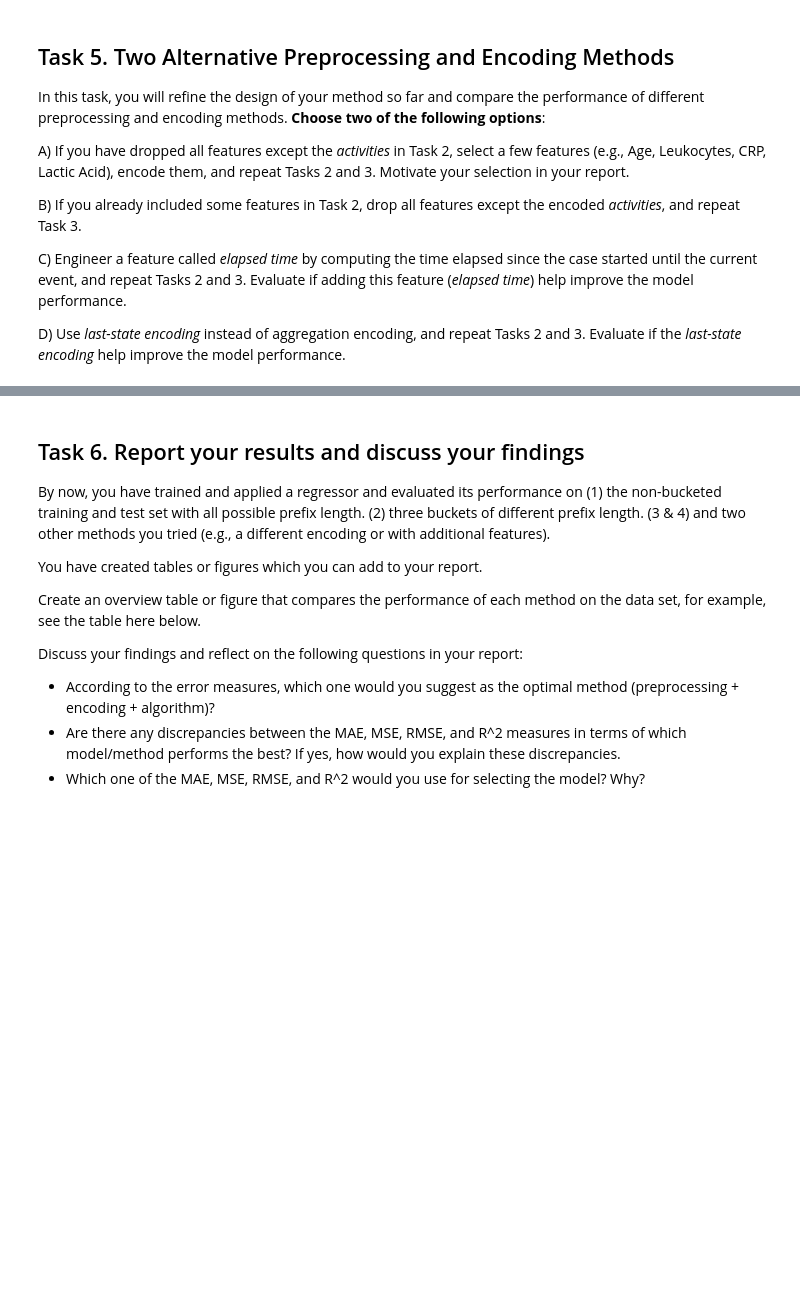
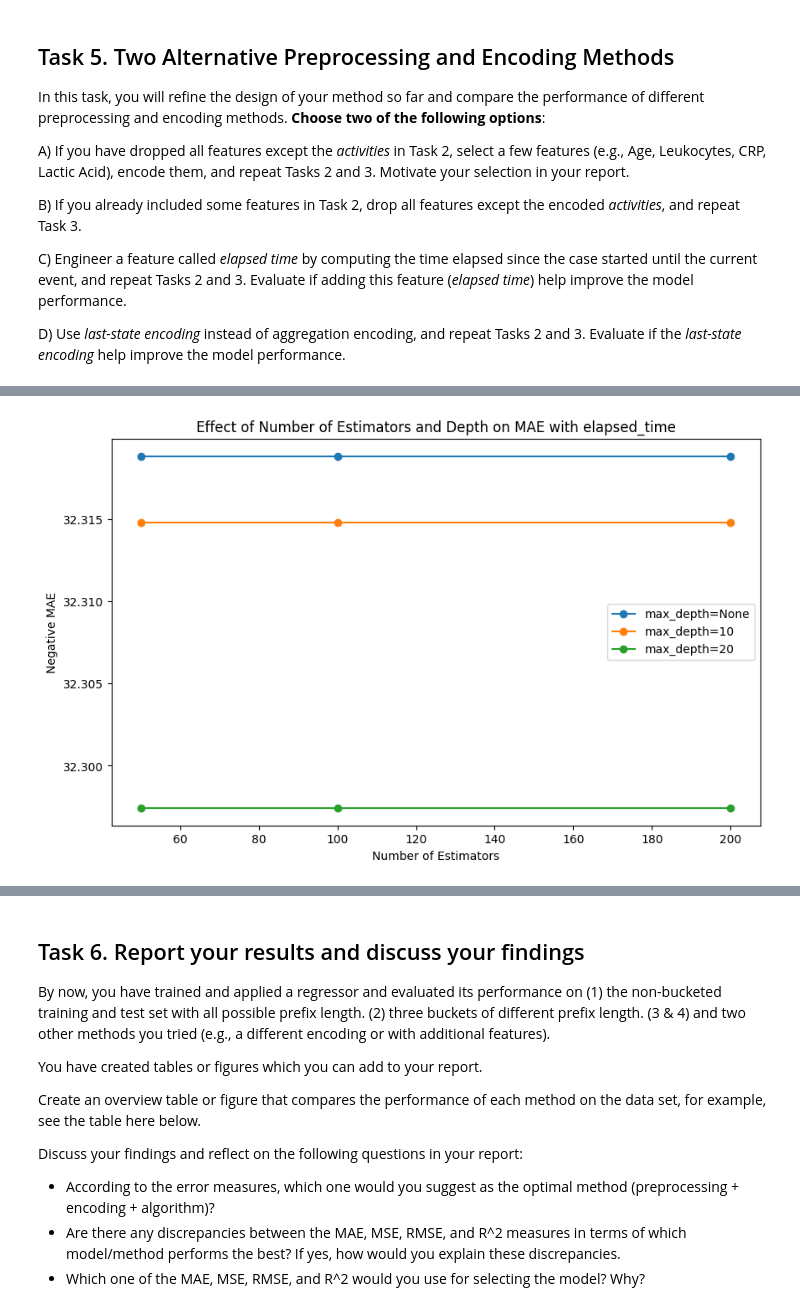
Before and after one commit to dmHarmsen/APML-Assignement-2, a Jupyter notebook: Assignment 2.ipynb, the cells around one changed output, grey strips where cells are left out. Cells and saved outputs as stored; diff of their text form; code cells hidden in the pictures; blank space fills up the shorter version.

```diff
--- a/Assignment 2.ipynb
+++ b/Assignment 2.ipynb
@@ -569,0 +643,78 @@ D) Use *last-state encoding* instead of aggregation encoding, and repeat Tasks 2
+# %%
+# TASK 5.D
+
+def last_state_encoding(df, column_Sepsis_CaseID, column_Sepsis_Activity, column_Sepsis_Timestamps, label_column):
+    # sort by CaseID and timestamp to ensure events are in the correct order
+    df_sorted = df.sort_values(by=[column_Sepsis_CaseID, column_Sepsis_Timestamps])
+
+    # for each case, get the last event (activity) from the sorted dataframe
+    last_state_df = df_sorted.groupby(column_Sepsis_CaseID).tail(1)
+
+    # retain the original Activity column
+    last_state_encoded = last_state_df[[column_Sepsis_CaseID, column_Sepsis_Activity, column_Sepsis_Timestamps, label_column]].copy()
+
+    # apply one-hot encoding to the Activity column
+    onehot = pd.get_dummies(last_state_encoded[column_Sepsis_Activity], prefix=column_Sepsis_Activity)
+    last_state_encoded = pd.concat([last_state_encoded, onehot], axis=1)
+
+    return last_state_encoded
+
+# apply last-state encoding for activities
+df_scale_encoded_last_state = last_state_encoding(df_scale, column_Sepsis_CaseID, column_Sepsis_Activity, column_Sepsis_Timestamps, label_column)
+
+# aligning features correctly after encoding
+X_last_state = df_scale_encoded_last_state.drop(columns=[column_Sepsis_CaseID])
+
+# train-test split
+X_train, X_test, y_train, y_test = train_test_time_based_split(df_scale_encoded_last_state, time_threshold, column_Sepsis_CaseID, column_Sepsis_Activity, column_Sepsis_Timestamps, label_column)
+
+# fill NaNs so we get no errors
+X_train = X_train.apply(pd.to_numeric, errors='coerce').fillna(0)
+X_test = X_test.apply(pd.to_numeric, errors='coerce').fillna(0)
+
+# Train a regression model (e.g., Random Forest Regressor)
+param_grid = {
+    'n_estimators': [50, 100, 200],
+    'max_depth': [None, 10, 20],
+    'min_samples_split': [2, 5]
+}
+
+grid_search = GridSearchCV(RandomForestRegressor(random_state=42), param_grid, cv=5, scoring='neg_mean_absolute_error', n_jobs=-1, verbose=2)
+grid_search.fit(X_train, y_train)
+
+best_rf = grid_search.best_estimator_
+y_pred_best = best_rf.predict(X_test)
+
+# Evaluate the regressor on the test data and print the errors
+mae_best = mean_absolute_error(y_test, y_pred_best)
+mse_best = mean_squared_error(y_test, y_pred_best)
+rmse_best = np.sqrt(mse_best)
+r2_best = r2_score(y_test, y_pred_best)
+
+print(f"Best Random Forest Regressor Performance:\nMAE: {mae_best:.4f}, MSE: {mse_best:.4f}, RMSE: {rmse_best:.4f}, R^2: {r2_best:.4f}")
+
+# Plotting results
+results = grid_search.cv_results_
+n_estimators = [50, 100, 200]
+
+plt.figure(figsize=(10, 6))
+plt.plot(n_estimators, -results['mean_test_score'][::6], marker='o', label='max_depth=None')
+plt.plot(n_estimators, -results['mean_test_score'][1::6], marker='o', label='max_depth=10')
+plt.plot(n_estimators, -results['mean_test_score'][2::6], marker='o', label='max_depth=20')
+plt.xlabel('Number of Estimators')
+plt.ylabel('Negative MAE')
+plt.title('Effect of Number of Estimators and Depth on MAE with elapsed_time')
+plt.legend()
+plt.show()
+
+# Print out the parameters and their corresponding mean test scores for the negative MAE
+print("Number visualization showing that the MAE values are not all the exact same for all parameters (even though it may look like it in the visualization):")
+for i in range(len(grid_search.cv_results_['params'])):
+    params = grid_search.cv_results_['params'][i]
+    n_estimators = params['n_estimators']
+    max_depth = params['max_depth']
+    min_samples_split = params['min_samples_split']
+    mean_test_score = -grid_search.cv_results_['mean_test_score'][i]
+
+    print(f"n_estimators: {n_estimators}, max_depth: {max_depth}, min_samples_split: {min_samples_split}, MAE: {mean_test_score:.4f}")
+# %% [output]
@@ -569,0 +724 @@ D) Use *last-state encoding* instead of aggregation encoding, and repeat Tasks 2
+[figure, added]
```
Also changed, not shown: parts of 8 cells of this notebook.
